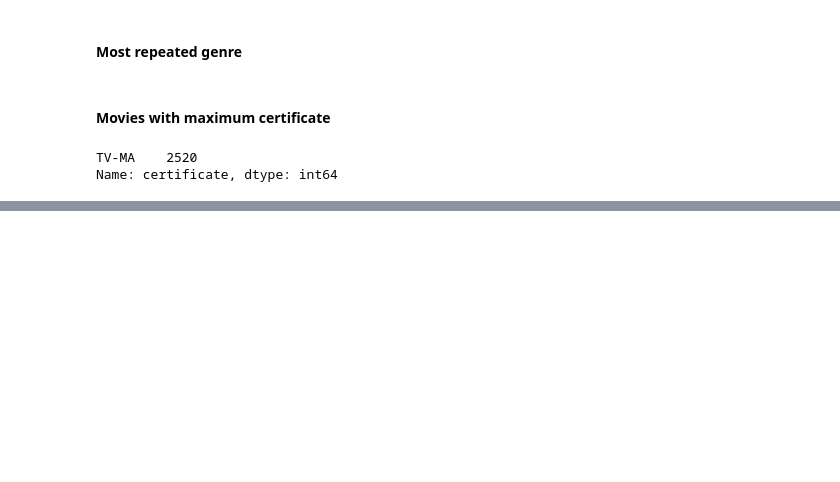
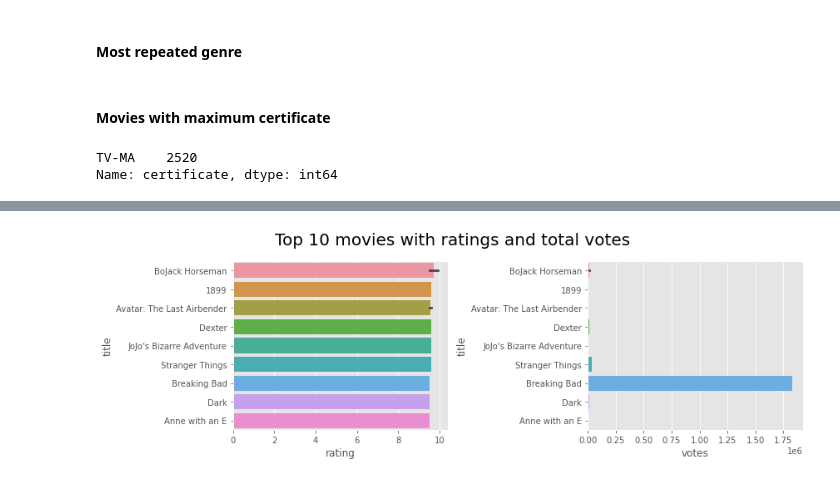
Before and after one commit to anulkanpuria/Python, a Jupyter notebook: Netflix.ipynb, the cells around one changed output, grey strips where cells are left out. Drawn from its saved outputs; the diff is of its cells as text; code cells hidden in the pictures; blank space fills up the shorter version.

```diff
--- a/Netflix.ipynb
+++ b/Netflix.ipynb
@@ -181,0 +183,10 @@ sns.lineplot(data = nf, x = 'certificate', y = 'votes', errorbar=None)
+# %%
+plt.figure(figsize=(12,4))
+plt.suptitle('Top 10 movies with ratings and total votes', fontsize = 20)
+plt.subplot(1,2,1)
+sns.barplot(data = top_rating, x = 'rating' , y = 'title')
+plt.subplot(1,2,2)
+sns.barplot(data = top_rating, x = 'votes' , y = 'title')
+plt.tight_layout()
+# %% [output]
+[figure, added]
```
Also changed, not shown: parts of 6 cells of this notebook.
